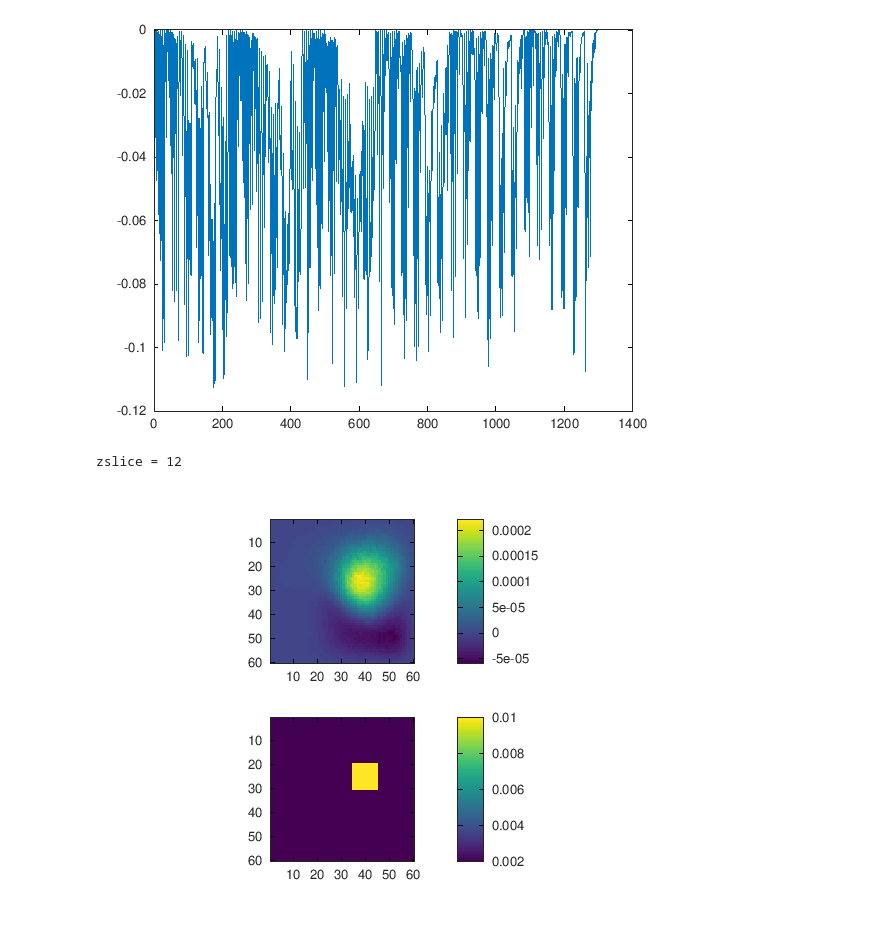
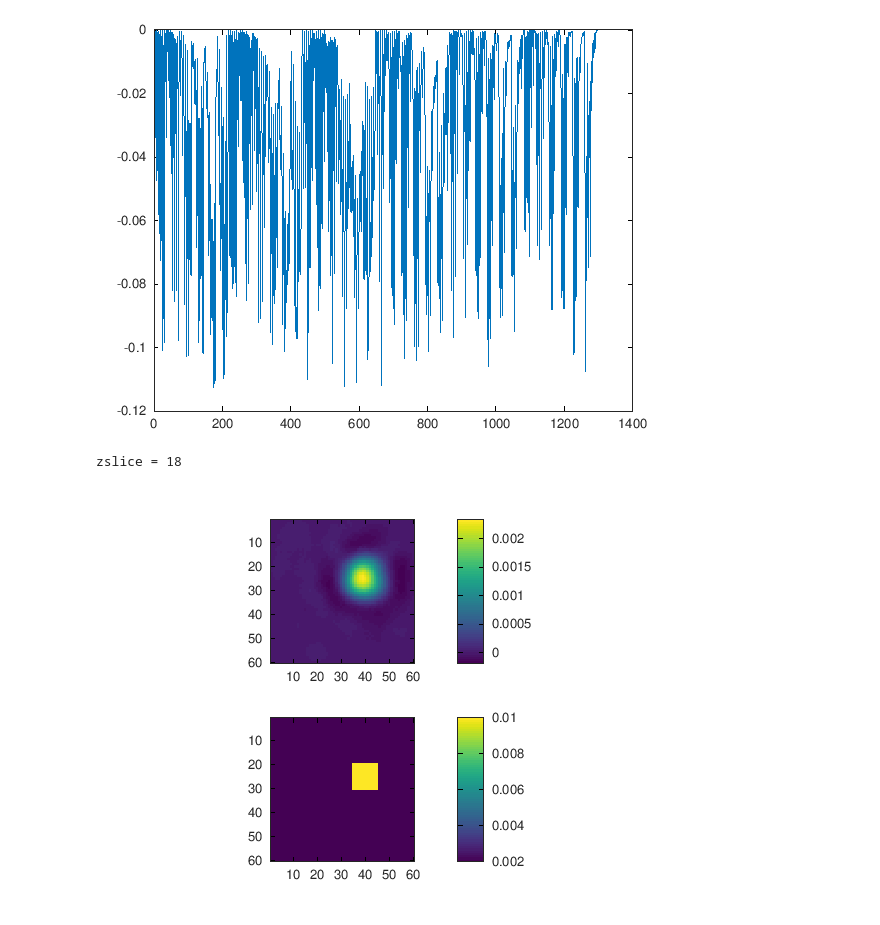
Before and after one commit to nzhang1218/MCX24Workshop, a Jupyter notebook: Training/MCX2024_1D_mcxlab_training.ipynb, the cells around one changed output. Saved outputs shown, nothing was run; the diff lists cells and outputs as text; code cells hidden in the pictures.

```diff
--- a/Training/MCX2024_1D_mcxlab_training.ipynb
+++ b/Training/MCX2024_1D_mcxlab_training.ipynb
@@ -993,7 +1018,7 @@ size(jacob(:,:))
 size(measurements)
 size(modelpredict)
 
-dmua = rbreginv(jacob(:,:), measurements-modelpredict, 1e-10);
+dmua = rbreginv(jacob(:,:), measurements-modelpredict, 1e-8);
 
 
 dims = size(reconcfg.vol)
@@ -1006,20 +1031,20 @@ max(mua_truth(:))
 # %%
 %%octave
 
-zslice = 12 # @param {type:"slider", min:0, max:30, step:1}
+zslice = 18 # @param {type:"slider", min:0, max:30, step:1}
 
 close all
 figure;
 subplot(211)
 imagesc(squeeze(dmua(:, :, zslice)))
 axis equal
 colorbar
 
 
 subplot(212)
 imagesc(squeeze(mua_truth(:, :, zslice)))
 axis equal
 colorbar
 # %% [output]
-zslice = 12
+zslice = 18
-[figure, old version]
+[figure, new version]
```
Also changed, not shown: parts of 7 cells of this notebook.
